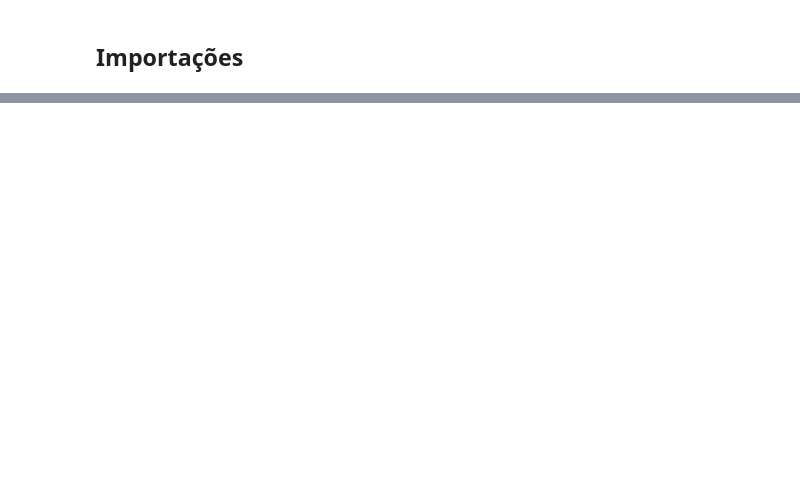
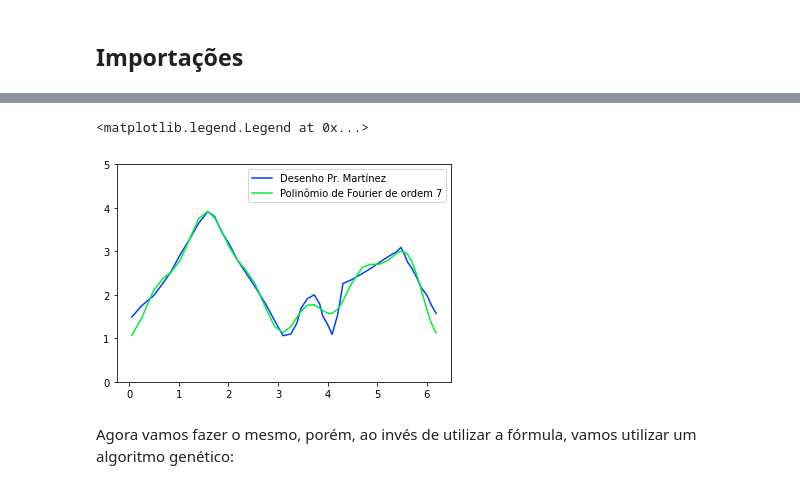
Before and after one commit to benetao/Analise_numerica, a Jupyter notebook: Martinez/Metodo_de_Euler.ipynb, the cells around one changed output, grey strips where cells are left out. Cells and saved outputs as stored; diff of their text form; code cells hidden in the pictures; blank space fills up the shorter version.

```diff
--- a/Martinez/Metodo_de_Euler.ipynb
+++ b/Martinez/Metodo_de_Euler.ipynb
@@ -132,0 +61,16 @@ Logo, como o passo do método de Euler é dado justamente por $t- t_0$, isto é,
+# %%
+ORDEM = 7
+As = []
+Bs = []
+for i in range(ORDEM):
+    y1 = y*np.cos(i*x)/np.pi
+    A = integrate.simpson(y1, x)
+    print(f'A{i} = {A}')
+    y2 = y*np.sin(i*x)/np.pi
+    B = integrate.simpson(y2,x)
+    print(f'B{i} = {B}')
+    As.append(A)
+    Bs.append(B)
+y_serie = np.zeros(len(x)) + As[0]/2
+for i in range(1, len(As)):
+    y_serie = y_serie + As[i]*np.cos(i*x) + Bs[i]*np.sin(i*x)
@@ -132,0 +92,11 @@ Logo, como o passo do método de Euler é dado justamente por $t- t_0$, isto é,
+# %%
+fig, ax = plt.subplots(1,1)
+ax.plot(x,y, label = 'Desenho Pr. Martínez')
+ax.plot(x, y_serie, label = f"Polinômio de Fourier de ordem {ORDEM}")
+ax.set_ylim(0,5)
+ax.legend()
+# %% [output]
+<matplotlib.legend.Legend at 0x...>
+[figure, added]
+# %% [markdown]
+Agora vamos fazer o mesmo, porém, ao invés de utilizar a fórmula, vamos utilizar um algoritmo genético:
```
Also changed, not shown: parts of 32 cells of this notebook.
